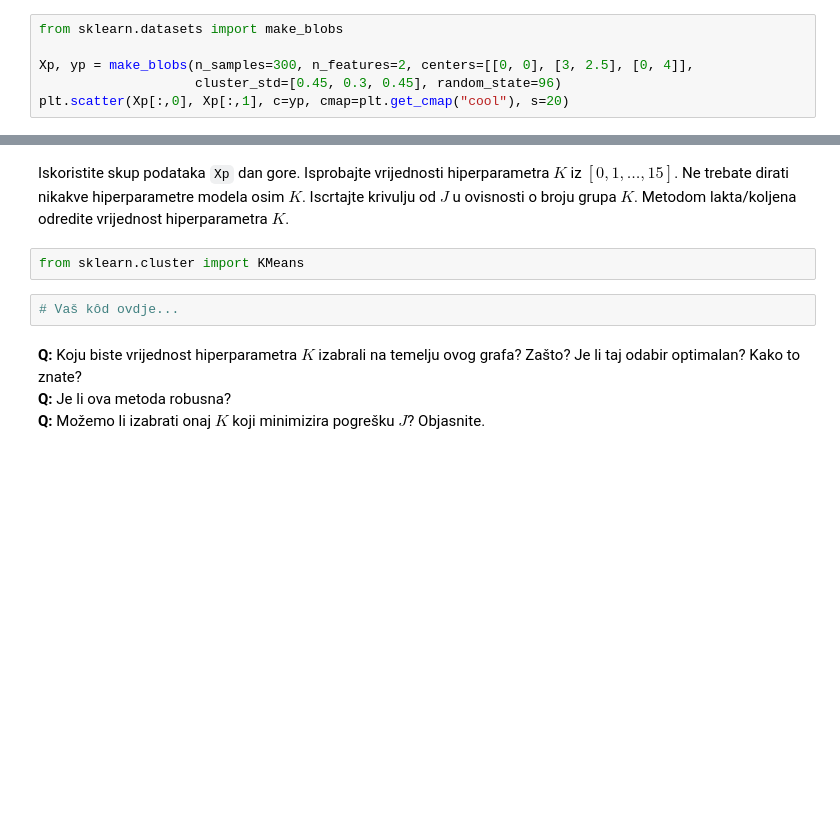
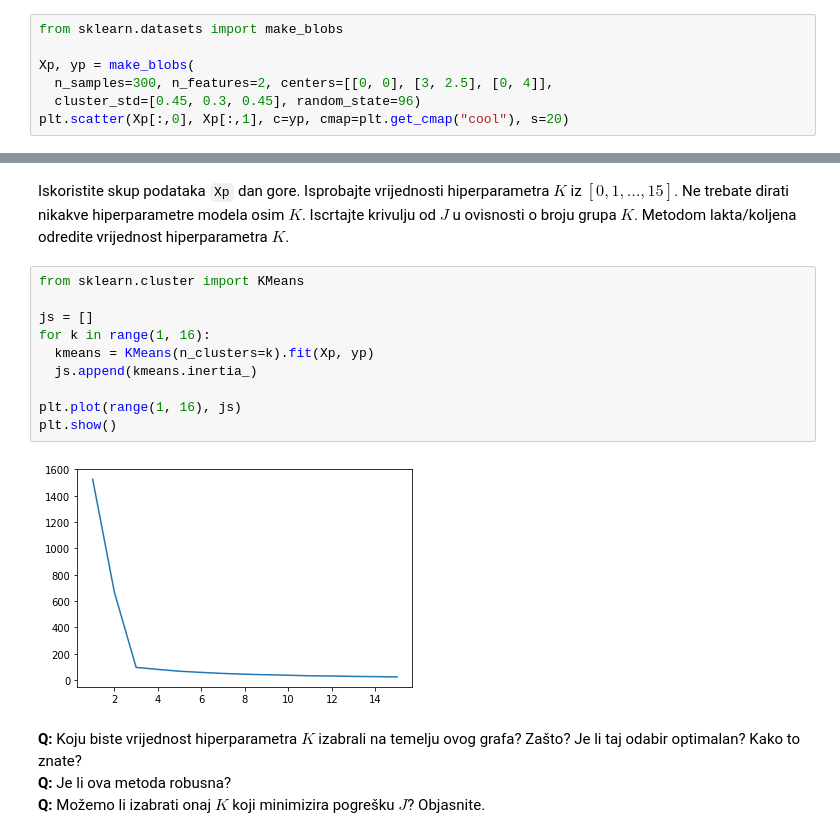
Before and after one commit to tkukurin/Lab.MachineLearning, a Jupyter notebook: lab05-2017.ipynb, the cells around one changed output, grey strips where cells are left out. Drawn from its saved outputs; the diff is of its cells as text; blank space fills up the shorter version.

```diff
--- a/lab05-2017.ipynb
+++ b/lab05-2017.ipynb
@@ -244,18 +376,27 @@ U svojim rješenjima koristite ugrađenu implementaciju algoritma k-sredina, dos
 # %%
 from sklearn.datasets import make_blobs
 
-Xp, yp = make_blobs(n_samples=300, n_features=2, centers=[[0, 0], [3, 2.5], [0, 4]],
-                    cluster_std=[0.45, 0.3, 0.45], random_state=96)
+Xp, yp = make_blobs(
+  n_samples=300, n_features=2, centers=[[0, 0], [3, 2.5], [0, 4]],
+  cluster_std=[0.45, 0.3, 0.45], random_state=96)
 plt.scatter(Xp[:,0], Xp[:,1], c=yp, cmap=plt.get_cmap("cool"), s=20)
 # %% [output]
 <matplotlib.collections.PathCollection at 0x...>
 [figure]
 # %% [markdown]
 Iskoristite skup podataka `Xp` dan gore. Isprobajte vrijednosti hiperparametra $K$ iz $[0,1,\ldots,15]$. Ne trebate dirati nikakve hiperparametre modela osim $K$. Iscrtajte krivulju od $J$ u ovisnosti o broju grupa $K$. Metodom lakta/koljena odredite vrijednost hiperparametra $K$.
-# %%
-from sklearn.cluster import KMeans
-# %%
-# Vaš kôd ovdje...
+# %%
+from sklearn.cluster import KMeans
+
+js = []
+for k in range(1, 16):
+  kmeans = KMeans(n_clusters=k).fit(Xp, yp)
+  js.append(kmeans.inertia_)
+
+plt.plot(range(1, 16), js)
+plt.show()
+# %% [output]
+[figure, added]
 # %% [markdown]
 **Q:** Koju biste vrijednost hiperparametra $K$ izabrali na temelju ovog grafa? Zašto? Je li taj odabir optimalan? Kako to znate?
 **Q:** Je li ova metoda robusna?
```
Also changed, not shown: parts of 38 cells of this notebook, 1 other file.
